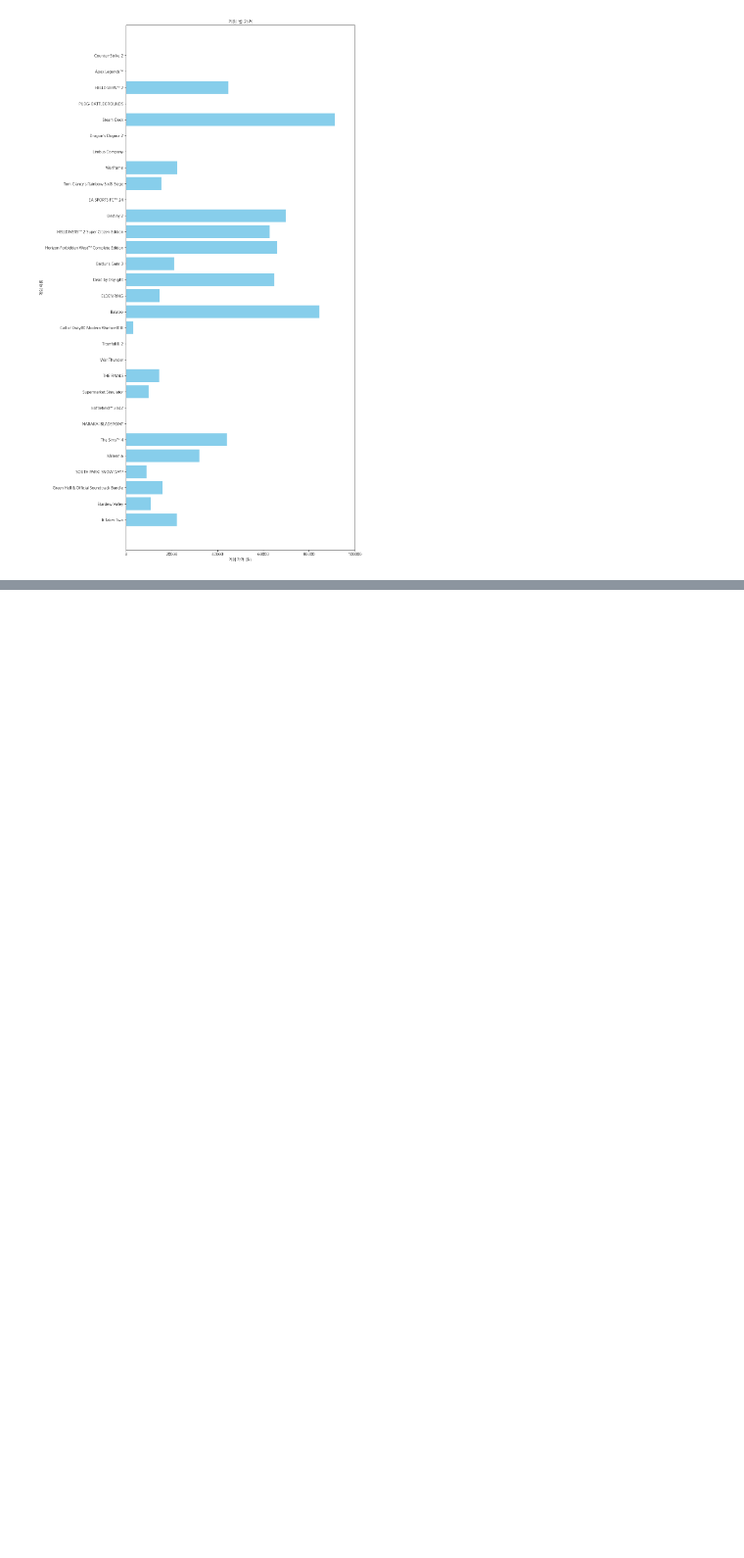
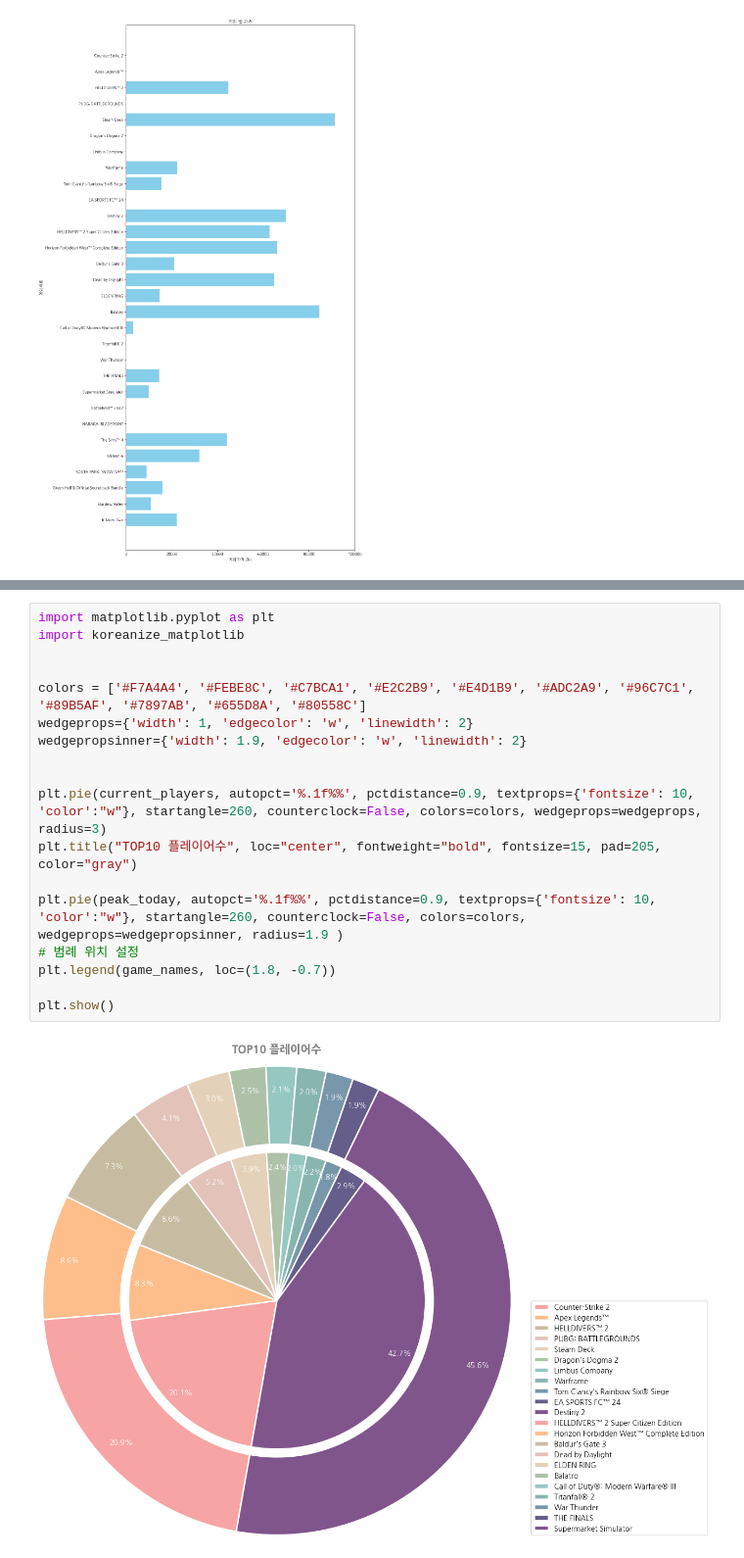
Before and after one commit to SeSAC-UE-AI/AIProject, a Jupyter notebook: Project/JMK/Steammpgraph.ipynb, the cells around one changed output, grey strips where cells are left out. Shown at 98% size. Drawn from its saved outputs; the diff is of its cells as text; blank space fills up the shorter version.

```diff
--- a/Project/JMK/Steammpgraph.ipynb
+++ b/Project/JMK/Steammpgraph.ipynb
@@ -182,0 +293,20 @@ Index(['게임 이름', '게임 가격', '상위 5개 영상 총 조회수'], dt
+# %%
+import matplotlib.pyplot as plt
+import koreanize_matplotlib
+
+
+colors = ['#F7A4A4', '#FEBE8C', '#C7BCA1', '#E2C2B9', '#E4D1B9', '#ADC2A9', '#96C7C1', '#89B5AF', '#7897AB', '#655D8A', '#80558C']
+wedgeprops={'width': 1, 'edgecolor': 'w', 'linewidth': 2}
+wedgepropsinner={'width': 1.9, 'edgecolor': 'w', 'linewidth': 2}
+
+
+plt.pie(current_players, autopct='%.1f%%', pctdistance=0.9, textprops={'fontsize': 10, 'color':"w"}, startangle=260, counterclock=False, colors=colors, wedgeprops=wedgeprops, radius=3)
+plt.title("TOP10 플레이어수", loc="center", fontweight="bold", fontsize=15, pad=205, color="gray")
+
+plt.pie(peak_today, autopct='%.1f%%', pctdistance=0.9, textprops={'fontsize': 10, 'color':"w"}, startangle=260, counterclock=False, colors=colors, wedgeprops=wedgepropsinner, radius=1.9 )
+# 범례 위치 설정
+plt.legend(game_names, loc=(1.8, -0.7))
+
+plt.show()
+# %% [output]
+[figure, added]
```
Also changed, not shown: parts of 6 cells of this notebook, 2 other files.
